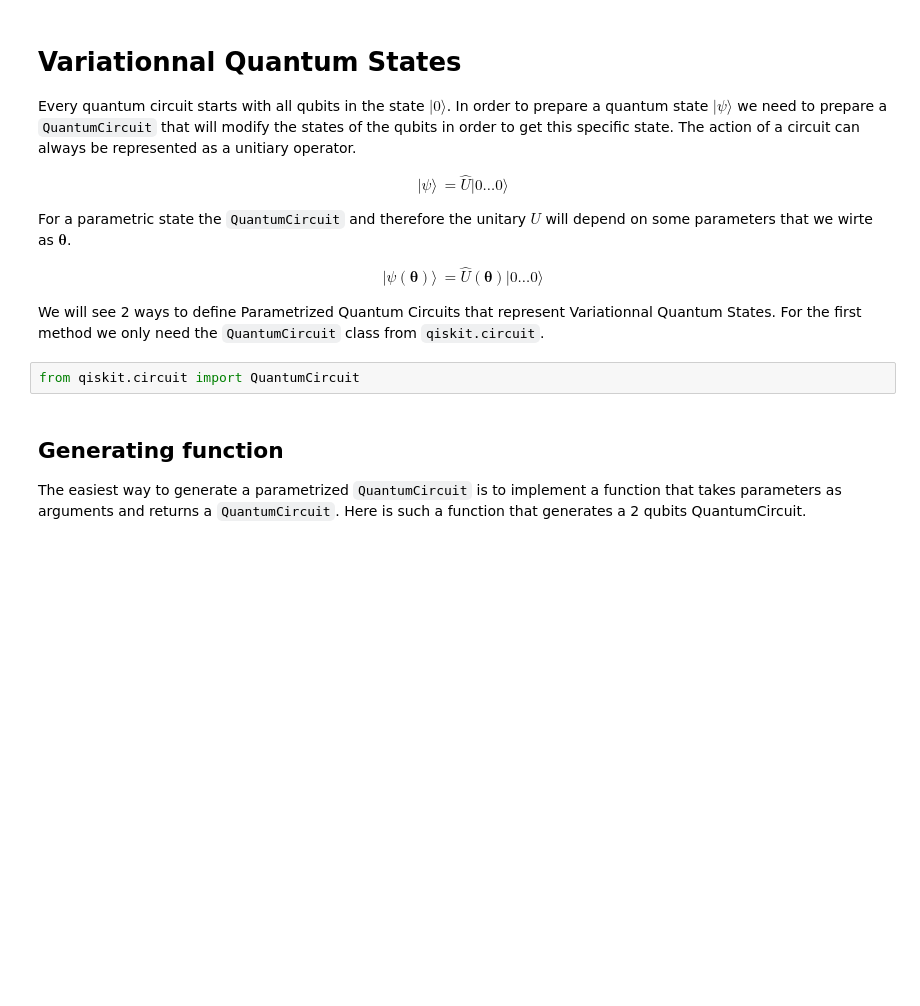
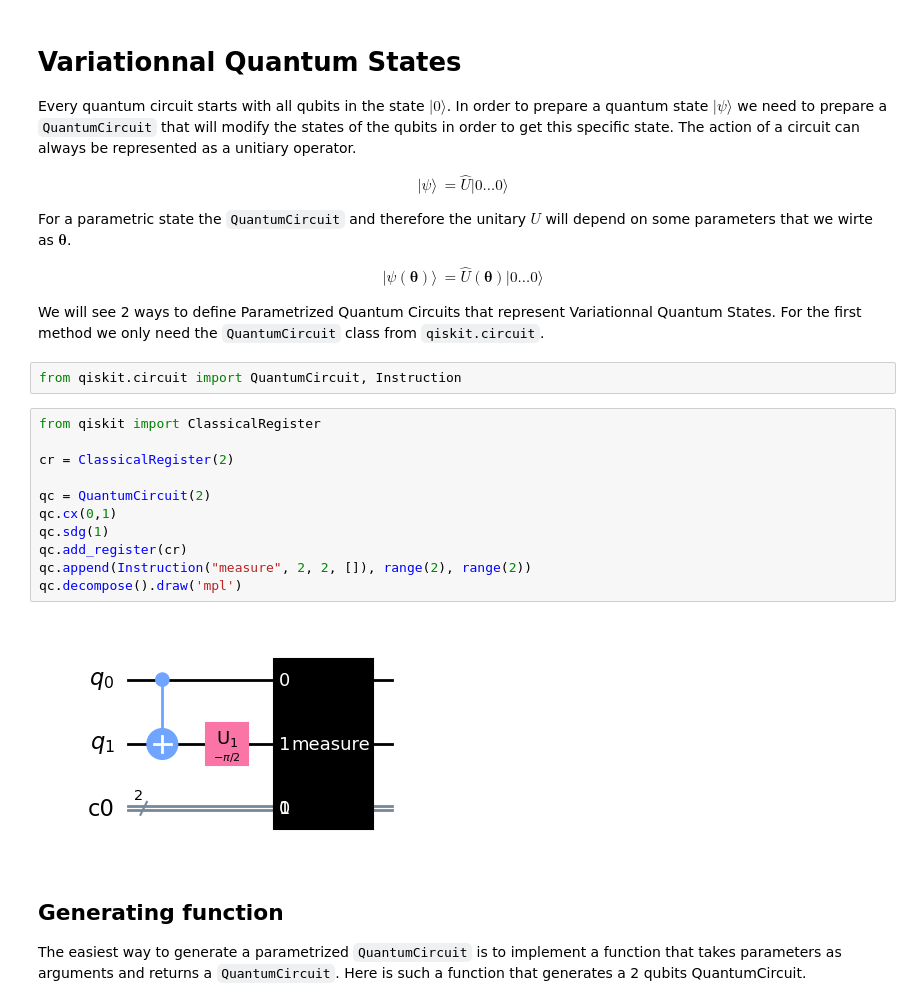
Before and after one commit to QSciTech-QuantumBC-Workshop/Group5, a Jupyter notebook: activity_vqe.ipynb, the cells around one changed output. Drawn from its saved outputs; the diff is of its cells as text; blank space fills up the shorter version.

```diff
--- a/activity_vqe.ipynb
+++ b/activity_vqe.ipynb
@@ -46,7 +46,20 @@ For a parametric state the `QuantumCircuit` and therefore the unitary $U$ will d
 
 We will see 2 ways to define Parametrized Quantum Circuits that represent Variationnal Quantum States. For the first method we only need the `QuantumCircuit` class from `qiskit.circuit`.
 # %%
-from qiskit.circuit import QuantumCircuit
+from qiskit.circuit import QuantumCircuit, Instruction
+# %%
+from qiskit import ClassicalRegister
+
+cr = ClassicalRegister(2)
+
+qc = QuantumCircuit(2)
+qc.cx(0,1)
+qc.sdg(1)
+qc.add_register(cr)
+qc.append(Instruction("measure", 2, 2, []), range(2), range(2))
+qc.decompose().draw('mpl')
+# %% [output]
+[figure, added]
 # %% [markdown]
 ## Generating function
 The easiest way to generate a parametrized `QuantumCircuit` is to implement a function that takes parameters as arguments and returns a `QuantumCircuit`. Here is such a function that generates a 2 qubits QuantumCircuit.
```
Also changed, not shown: parts of 2 cells of this notebook, 1 other file.
